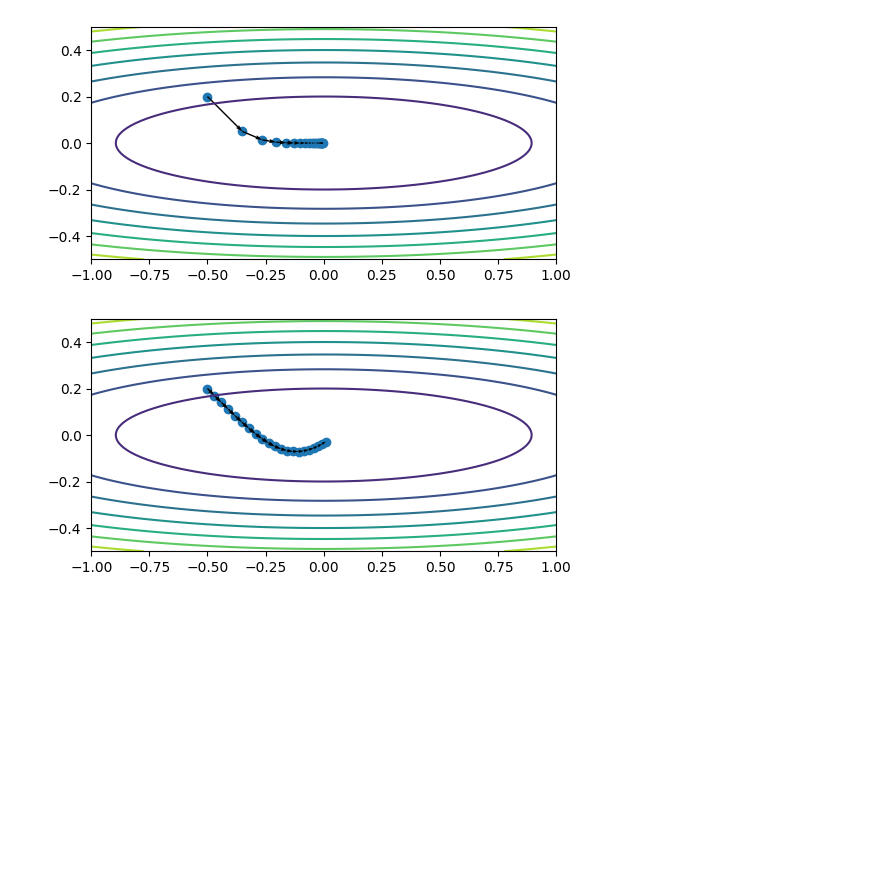
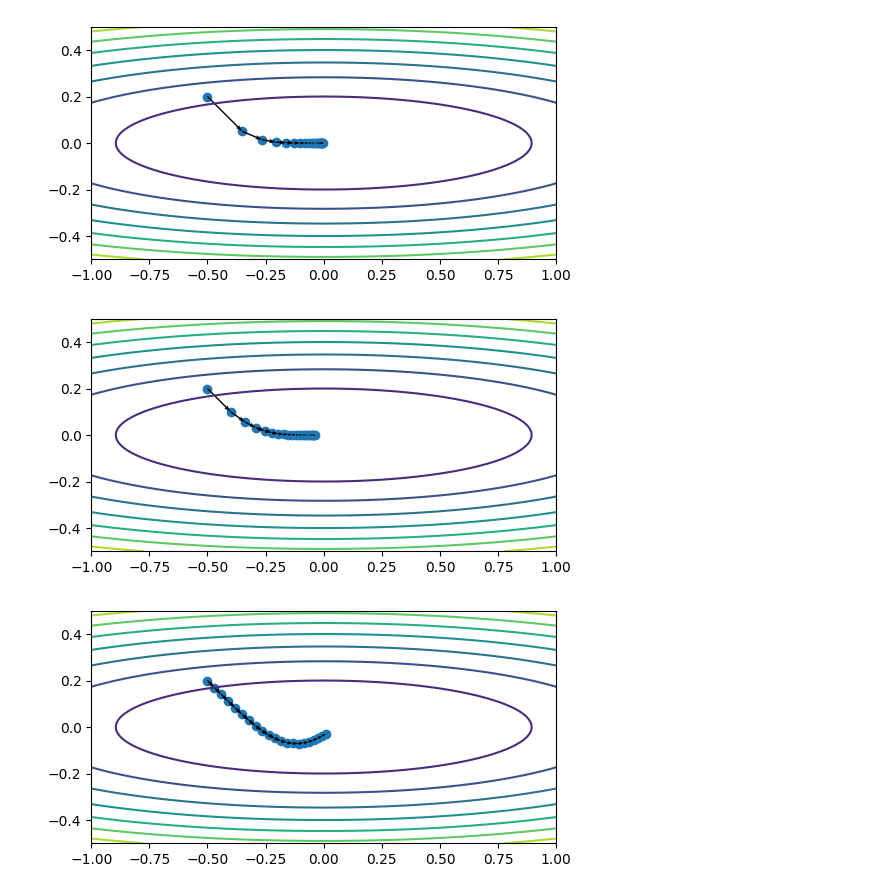
Before and after one commit to zero-one-seminar/2022-f-DeepLearning-11, a Jupyter notebook: rate-decay/optimizationTechnique.ipynb, the cells around one changed output. Saved outputs shown, nothing was run; the diff lists cells and outputs as text; code cells hidden in the pictures; blank space fills up the shorter version.

```diff
--- a/rate-decay/optimizationTechnique.ipynb
+++ b/rate-decay/optimizationTechnique.ipynb
@@ -84,6 +84,40 @@ adventurer2.route
 field.plot(adventurer2.route)
 # %% [output]
 [figure]
+# %%
+class RMSprop:
+
+    """RMSprop"""
+
+    def __init__(self, lr=0.01, decay_rate = 0.99):
+        self.lr = lr
+        self.decay_rate = decay_rate
+        self.h = None
+
+    def update(self, params, grads):
+        if self.h is None:
+            self.h = {}
+            for key, val in params.items():
+                self.h[key] = np.zeros_like(val)
+        #AdaGradを参考に実装してみよう
+# %%
+# SGDに強いフィールド
+field = Field(anti_SGD, (-1, 1), (-0.5, 0.5))
+
+# さっきのフィールドで可視化してみる
+adventurer2 = Adventurer(-0.5, 0.2)
+
+# RMSPropを使う
+momentum = RMSprop(lr=0.01)
+
+# momentumで最適化
+adventurer2.optimize(field, momentum)
+
+adventurer2.route
+
+field.plot(adventurer2.route)
+# %% [output]
+[figure, added]
 # %%
 class Adam:
 
```
Also changed, not shown: 2 other files.
